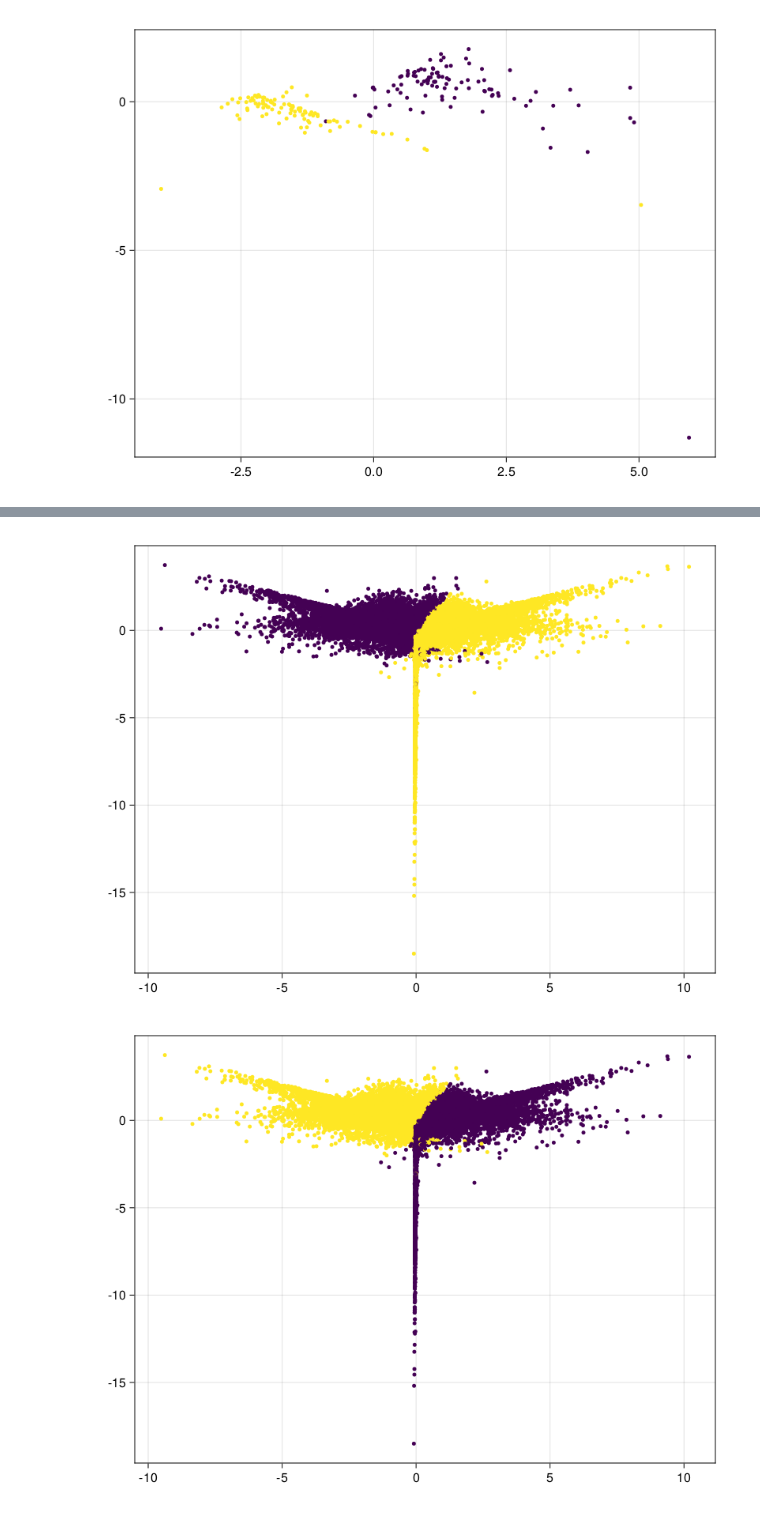
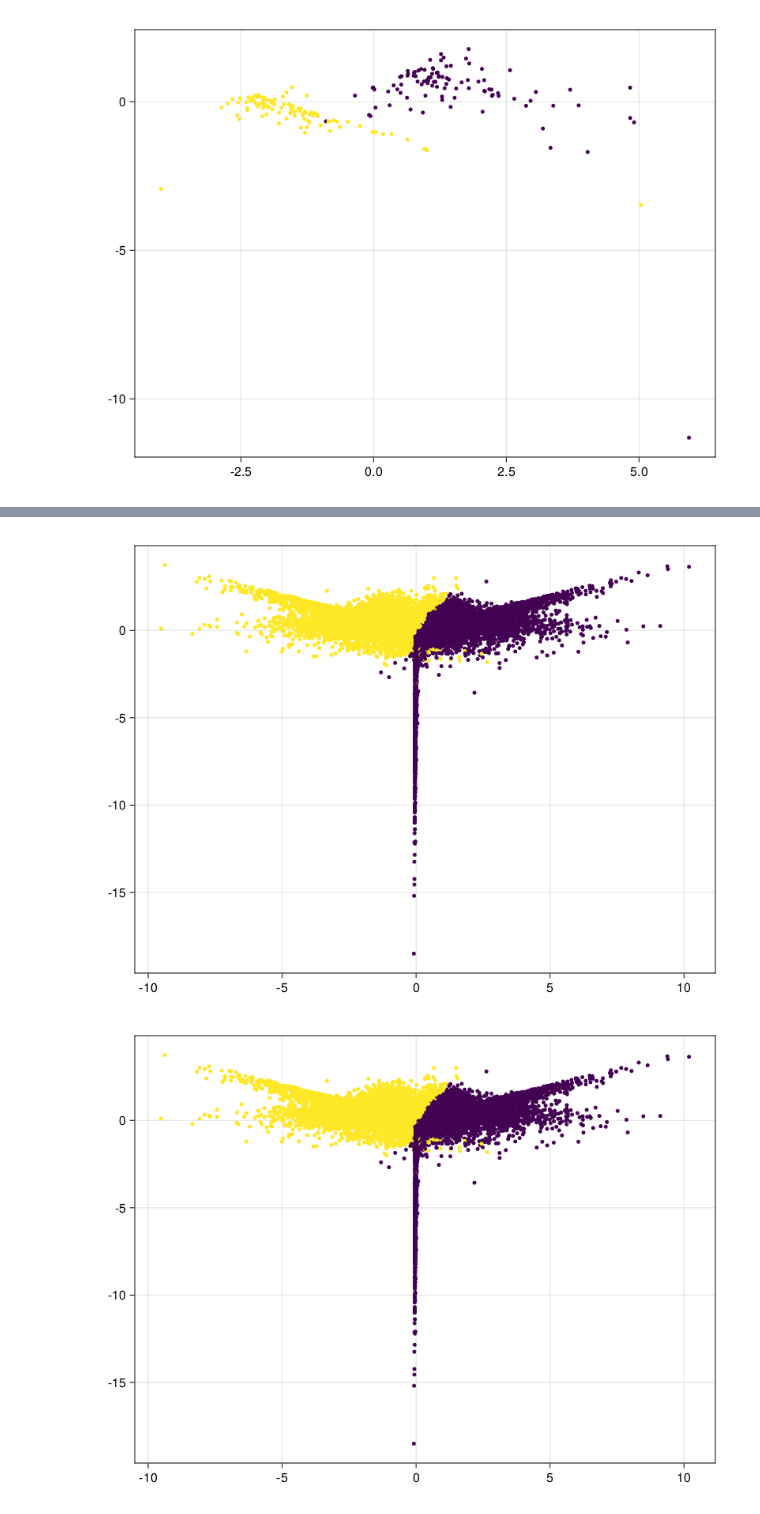
Before and after one commit to solislemuslab/PhyloClustering.jl, a Jupyter notebook: Clustering_julia.ipynb, the cells around one changed output, grey strips where cells are left out. Saved outputs shown, nothing was run; the diff lists cells and outputs as text; code cells hidden in the pictures.

Commit message:
found clusters with good performance, simulated network

```diff
--- a/Clustering_julia.ipynb
+++ b/Clustering_julia.ipynb
@@ -198,13 +206,15 @@ Accuracy of clustring: 0.985
+# %%
+function GMM_label(tree, n; method=:kmeans, kind=:diag)
+    data= tree';
+    gmm=GMM(n,Array(data),method=method, kind=kind);
+    prob_pos=gmmposterior(gmm,Array(data))[1]
+    llpg = gmmposterior(gmm,Array(data))[2]
+    llpg_result = map(argmax, eachrow(llpg))
+    prob_result = map(argmax, eachrow(prob_pos))
+    return prob_result, llpg_result
+end;
 # %%
 # GMM
 tree = CSV.read("data/bipartition_4taxa_tree.csv", DataFrame);
-data = collect(Matrix(tree[:,:])');
-
-# standardize tree
-dt = fit(ZScoreTransform, data, dims=2)
-data = StatsBase.transform(dt, data)
-
-replace!(data, NaN=>0)
-PCA_model = fit(PCA, data, maxoutdim = 2);
-PCA_data = predict(PCA_model,data)
-data = data';
+tree = standardize_tree(tree)
+pred_prob, pred_llpg = GMM_label(tree, 2, method=:split);
@@ -232,7 +240,5 @@ gmm=GMM(2,Array(data), method=:split);
 # %%
-llpg_X = llpg(gmm, Array(data))
-result = map(argmin, eachrow(llpg_X));
-scatter(PCA_data[1,:], PCA_data[2,:], markersize = 5, color = result)
+plot_clusters(tree, pred_prob)
 # %% [output]
-[figure, old version]
+[figure, new version]
 # %%
```
Also changed, not shown: parts of 25 cells of this notebook, 3 other files.
